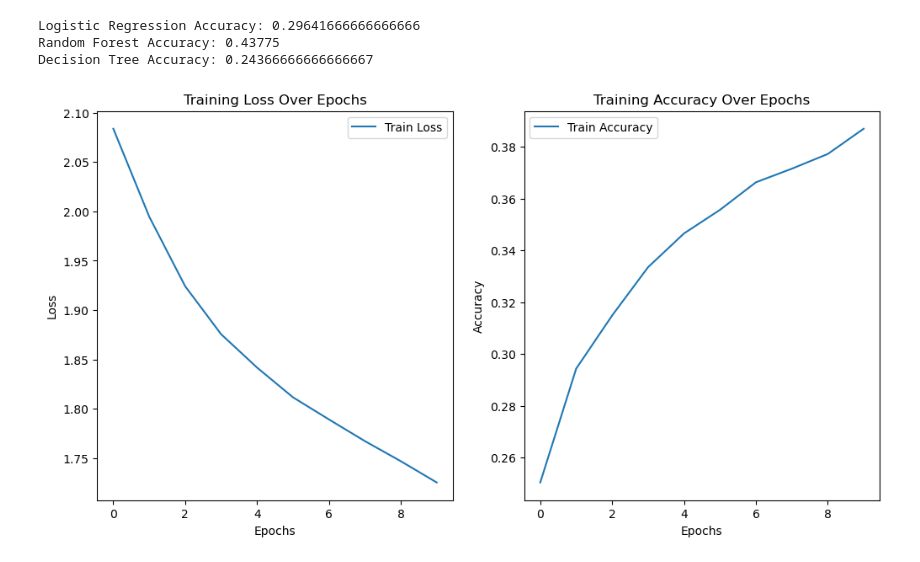
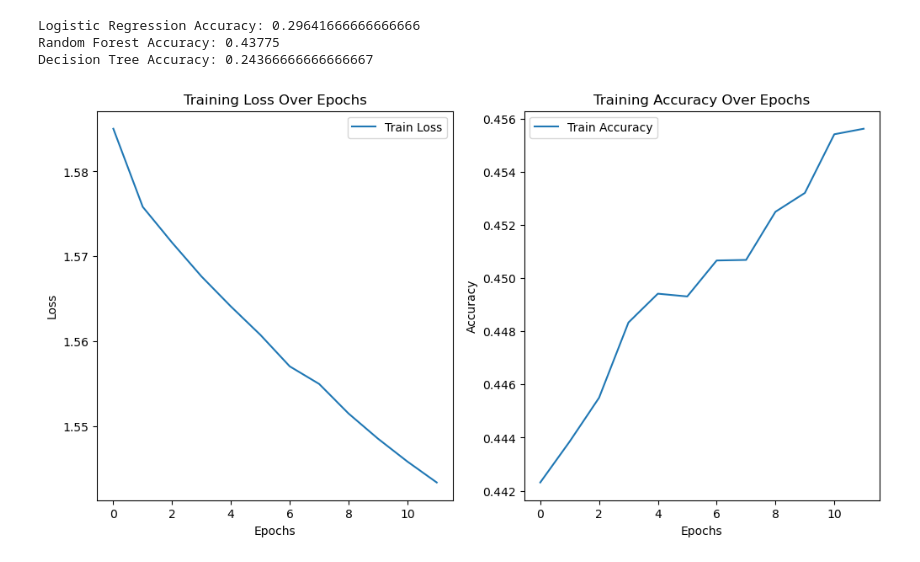
Before and after one commit to adityakedia006/Object_Recognition, a Jupyter notebook: Object Recognition/obj_recog.ipynb, the cells around one changed output. Saved outputs shown, nothing was run; the diff lists cells and outputs as text; code cells hidden in the pictures.

```diff
--- a/Object Recognition/obj_recog.ipynb
+++ b/Object Recognition/obj_recog.ipynb
@@ -615,7 +602,7 @@ test_dataloader_pca = DataLoader(test_dataset_pca, batch_size=BATCH_SIZE, shuffl
 #     test_acc /= len(data_loader)
 #     print(f"Test loss: {test_loss:.5f} | Test accuracy: {test_acc*100:.2f}%\n")
 
-
+annpredlab  =[]
 # eval_model(model, test_data_loader)
 def eval_model(model, data_loader):
     model.eval()
@@ -627,6 +614,7 @@ def eval_model(model, data_loader):
         for data_inputs, data_labels in data_loader:
             data_inputs, data_labels = data_inputs.to(device), data_labels.to(device)
             preds = model(data_inputs)
+            annpredlab.extend(preds.argmax(1).cpu().numpy())
             loss = loss_fn(preds, data_labels)
 
             test_loss += loss.item() * data_inputs.size(0)
@@ -634,34 +622,36 @@ def eval_model(model, data_loader):
             test_samples += data_inputs.size(0)
 
     return test_loss / test_samples, test_correct / test_samples
+# %%
+optimizer = torch.optim.SGD(model.parameters(), lr=0.0026)
 # %%
 import matplotlib.pyplot as plt
 
 # Assuming model training and validation happens here
-train_losses, train_accuracies = train_model(model, optimizer, train_data_loader, loss_fn, num_epochs=10)
+train_losses, train_accuracies = train_model(model, optimizer, train_data_loader, loss_fn, num_epochs=12)
 test_loss, test_accuracy = eval_model(model, test_data_loader)
 
 # Plotting training loss
 plt.figure(figsize=(12, 6))
 plt.subplot(1, 2, 1)
 plt.plot(train_losses, label='Train Loss')
 plt.title('Training Loss Over Epochs')
 plt.xlabel('Epochs')
 plt.ylabel('Loss')
 plt.legend()
 
 # Plotting training accuracy
 plt.subplot(1, 2, 2)
 plt.plot(train_accuracies, label='Train Accuracy')
 plt.title('Training Accuracy Over Epochs')
 plt.xlabel('Epochs')
 plt.ylabel('Accuracy')
 plt.legend()
 
 plt.show()
 
 # Printing test results
 print(f"Final Test Loss: {test_loss:.5f}")
 print(f"Final Test Accuracy: {test_accuracy * 100:.2f}%")
 # %% [output]
-[figure, old version]
+[figure, new version]
```
Also changed, not shown: parts of 20 cells of this notebook, 4 other files.
